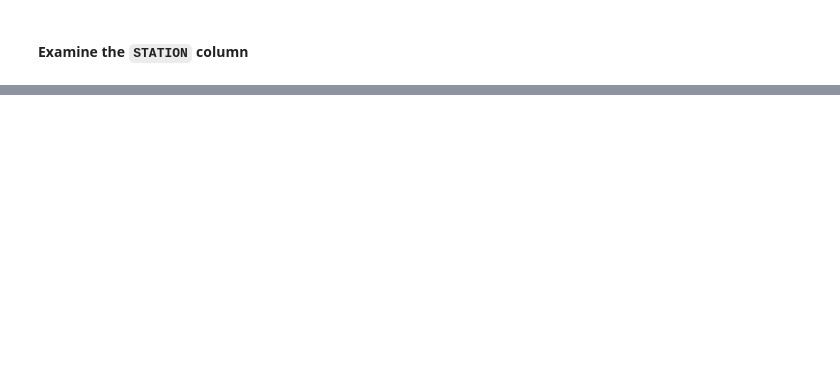
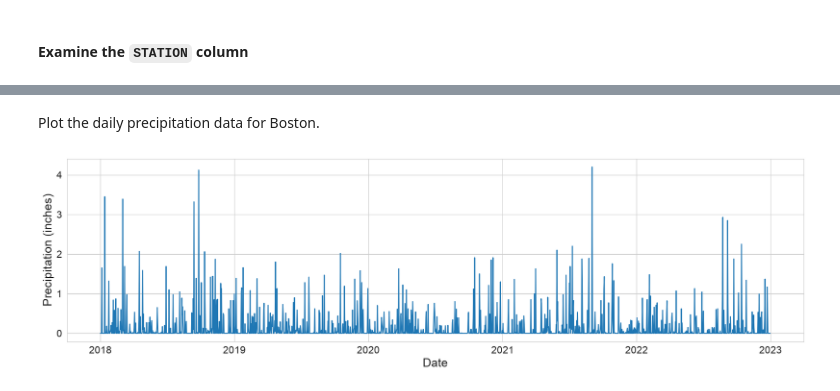
Before and after one commit to tuyettran15999/weather, a Jupyter notebook: code/Weather_Data.ipynb, the cells around one changed output, grey strips where cells are left out. Drawn from its saved outputs; the diff is of its cells as text; code cells hidden in the pictures; blank space fills up the shorter version.

```diff
--- a/code/Weather_Data.ipynb
+++ b/code/Weather_Data.ipynb
@@ -84,0 +181,2 @@ memory usage: 166.0 KB
+# %%
+df_boston['DATE'] = pd.to_datetime(df_boston['DATE'])
@@ -84,0 +244,15 @@ memory usage: 166.0 KB
+# %% [markdown]
+Plot the daily precipitation data for Boston.
+# %%
+plt.figure(figsize=(20, 5))
+
+sns.lineplot(data=df_boston, x='DATE', y='PRCP')
+
+plt.xlabel('Date', fontsize=18)
+plt.ylabel('Precipitation (inches)', fontsize=18)
+
+plt.tick_params(labelsize=15)
+
+plt.show()
+# %% [output]
+[figure, added]
```
Also changed, not shown: parts of 86 cells of this notebook, 1 other file.
